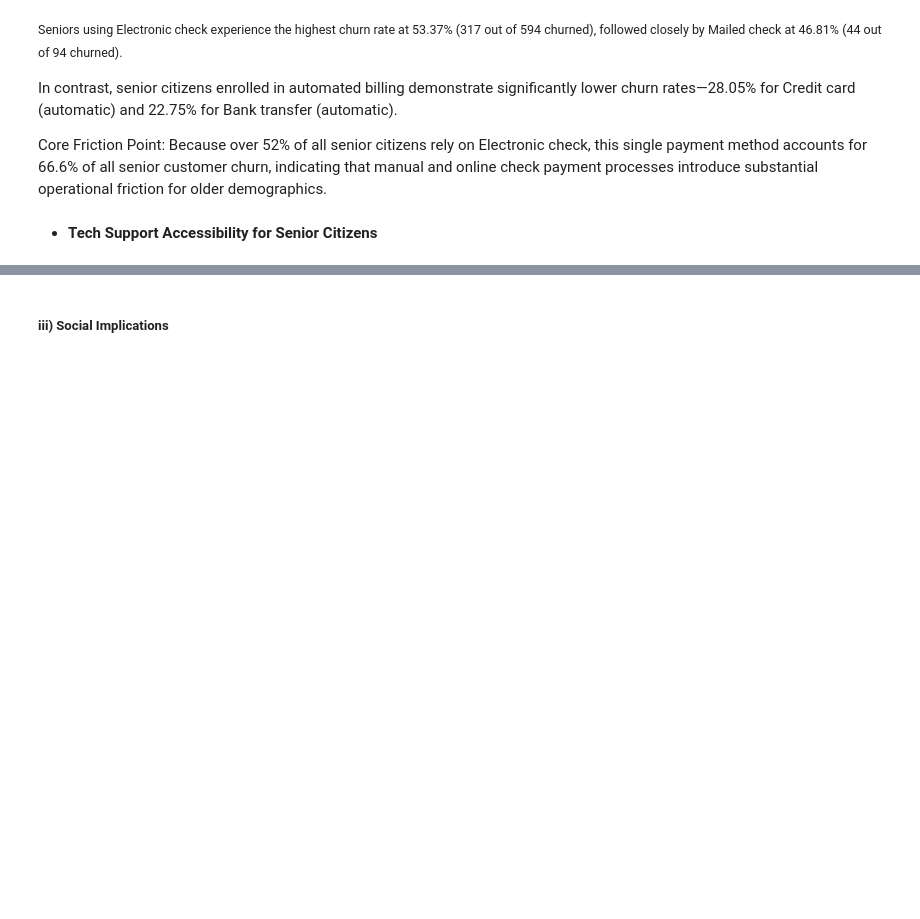
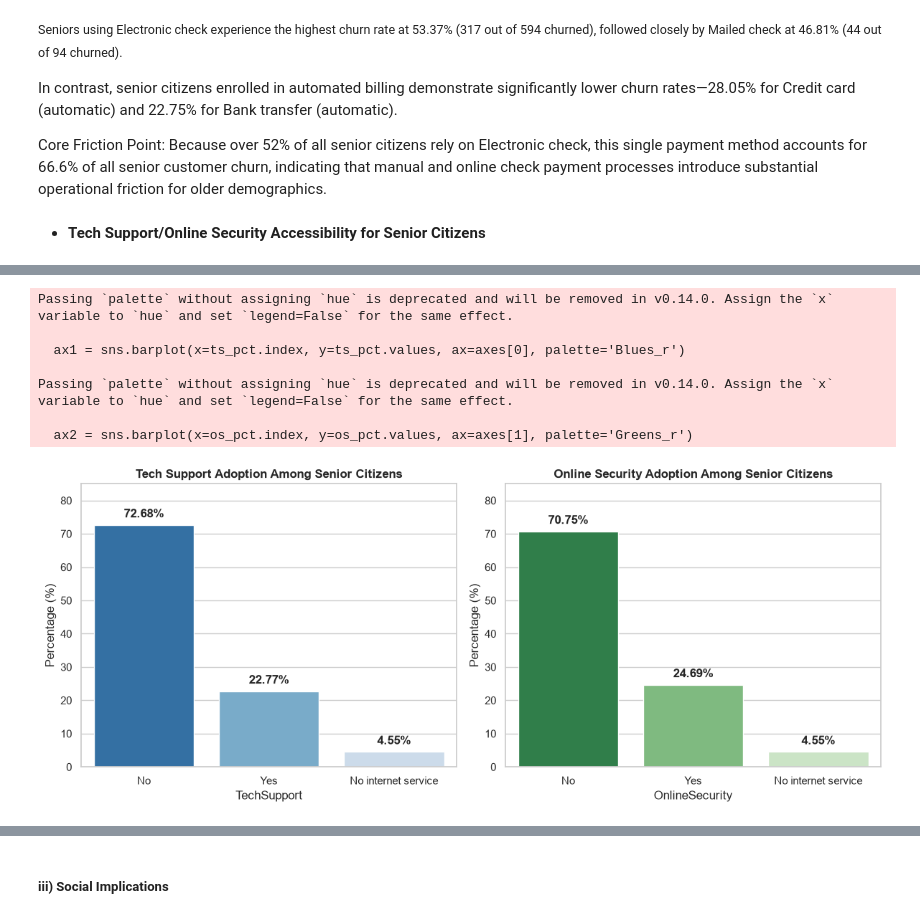
Before and after one commit to Joyy-cloud/TelecomChurning, a Jupyter notebook: 02_eda.ipynb, the cells around one changed output, grey strips where cells are left out. Saved outputs shown, nothing was run; the diff lists cells and outputs as text; code cells hidden in the pictures; blank space fills up the shorter version.

Commit message:
Tech Support and Online Security for Senior Citizens

```diff
--- a/02_eda.ipynb
+++ b/02_eda.ipynb
@@ -844,4 +844,61 @@ In contrast, senior citizens enrolled in automated billing demonstrate significa
 
 Core Friction Point: Because over 52% of all senior citizens rely on Electronic check, this single payment method accounts for 66.6% of all senior customer churn, indicating that manual and online check payment processes introduce substantial operational friction for older demographics.
 # %% [markdown]
-* **Tech Support Accessibility for Senior Citizens**
+* **Tech Support/Online Security Accessibility for Senior Citizens**
+# %%
+
+seniors = df[df['SeniorCitizen'] == 1]
+total_seniors = len(seniors)
+
+# Tech Support
+ts_counts = seniors['TechSupport'].value_counts()
+ts_pct = (ts_counts / total_seniors) * 100
+
+# Online Security
+os_counts = seniors['OnlineSecurity'].value_counts()
+os_pct = (os_counts / total_seniors) * 100
+
+print("Total Seniors:", total_seniors)
+print("\n--- Tech Support (Seniors) ---")
+print(pd.DataFrame({'Count': ts_counts, 'Percentage (%)': ts_pct}))
+
+print("\n--- Online Security (Seniors) ---")
+print(pd.DataFrame({'Count': os_counts, 'Percentage (%)': os_pct}))
+
+# Both services cross-tabulation
+both = pd.crosstab(seniors['TechSupport'], seniors['OnlineSecurity'], margins=True)
+print("\n--- Cross-tabulation: Tech Support vs Online Security (Counts) ---")
+print(both)
+
+both_pct = pd.crosstab(seniors['TechSupport'], seniors['OnlineSecurity'], normalize=True) * 100
+print("\n--- Cross-tabulation (%) ---")
+print(both_pct)
+
+# Visualisation
+fig, axes = plt.subplots(1, 2, figsize=(12, 5))
+sns.set_theme(style="whitegrid")
+
+# Plot Tech Support
+ax1 = sns.barplot(x=ts_pct.index, y=ts_pct.values, ax=axes[0], palette='Blues_r')
+axes[0].set_title('Tech Support Adoption Among Senior Citizens', fontsize=12, fontweight='bold')
+axes[0].set_ylabel('Percentage (%)')
+axes[0].set_ylim(0, 85)
+for p in ax1.patches:
+    height = p.get_height()
+    ax1.annotate(f'{height:.2f}%', (p.get_x() + p.get_width() / 2., height),
+                 ha='center', va='bottom', xytext=(0, 5), textcoords='offset points', fontweight='bold')
+
+# Plot Online Security
+ax2 = sns.barplot(x=os_pct.index, y=os_pct.values, ax=axes[1], palette='Greens_r')
+axes[1].set_title('Online Security Adoption Among Senior Citizens', fontsize=12, fontweight='bold')
+axes[1].set_ylabel('Percentage (%)')
+axes[1].set_ylim(0, 85)
+for p in ax2.patches:
+    height = p.get_height()
+    ax2.annotate(f'{height:.2f}%', (p.get_x() + p.get_width() / 2., height),
+                 ha='center', va='bottom', xytext=(0, 5), textcoords='offset points', fontweight='bold')
+
+plt.tight_layout()
+plt.savefig('plots/11_senior_tech_security_subscriptions.png', dpi=300)
+plt.show()
+# %% [output]
@@ -847,0 +922,8 @@ Core Friction Point: Because over 52% of all senior citizens rely on Electronic
+Passing `palette` without assigning `hue` is deprecated and will be removed in v0.14.0. Assign the `x` variable to `hue` and set `legend=False` for the same effect.
+
+  ax1 = sns.barplot(x=ts_pct.index, y=ts_pct.values, ax=axes[0], palette='Blues_r')
+
+Passing `palette` without assigning `hue` is deprecated and will be removed in v0.14.0. Assign the `x` variable to `hue` and set `legend=False` for the same effect.
+
+  ax2 = sns.barplot(x=os_pct.index, y=os_pct.values, ax=axes[1], palette='Greens_r')
+[figure, added]
```
Also changed, not shown: parts of 7 cells of this notebook.
